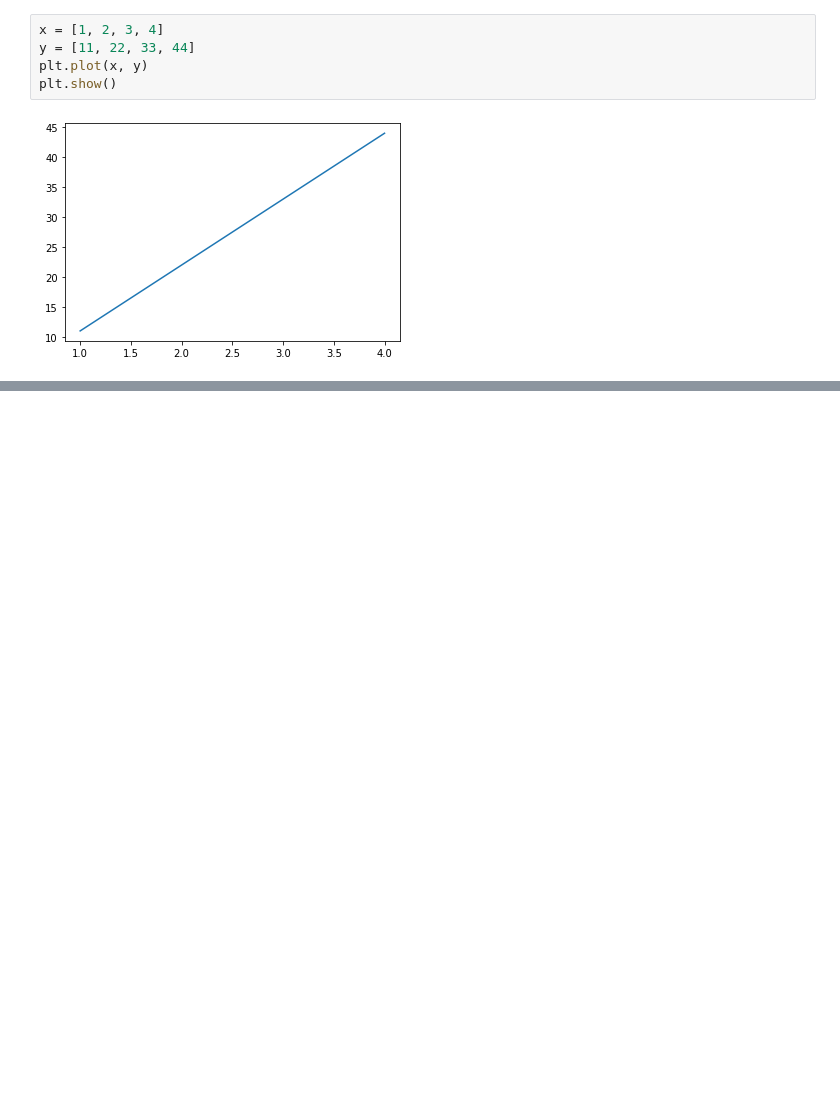
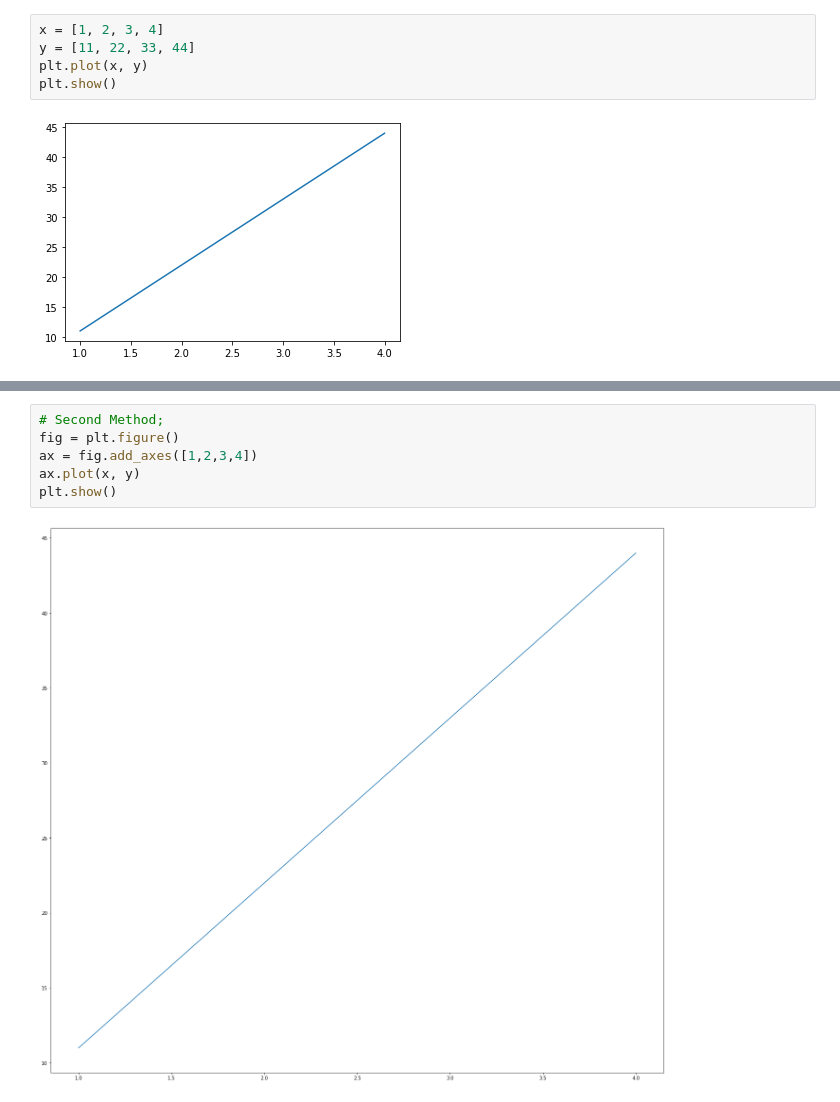
Before and after one commit to explorer-skywalker/AI, a Jupyter notebook: 08-Matplotlib/Matplotlib_Introduction.ipynb, the cells around one changed output, grey strips where cells are left out. Saved outputs shown, nothing was run; the diff lists cells and outputs as text; blank space fills up the shorter version.

```diff
--- a/08-Matplotlib/Matplotlib_Introduction.ipynb
+++ b/08-Matplotlib/Matplotlib_Introduction.ipynb
@@ -34,0 +46,8 @@ plt.show()
+# %%
+# Second Method;
+fig = plt.figure()
+ax = fig.add_axes([1,2,3,4])
+ax.plot(x, y)
+plt.show()
+# %% [output]
+[figure, added]
```
Also changed, not shown: parts of 7 cells of this notebook, 4 other files.
